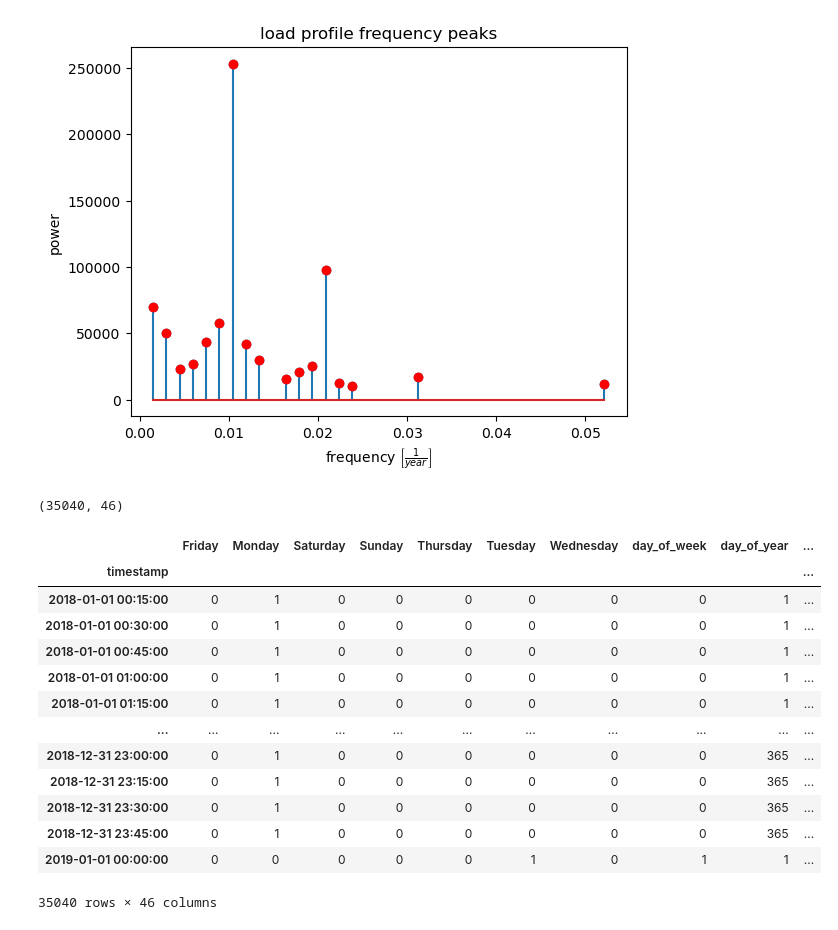
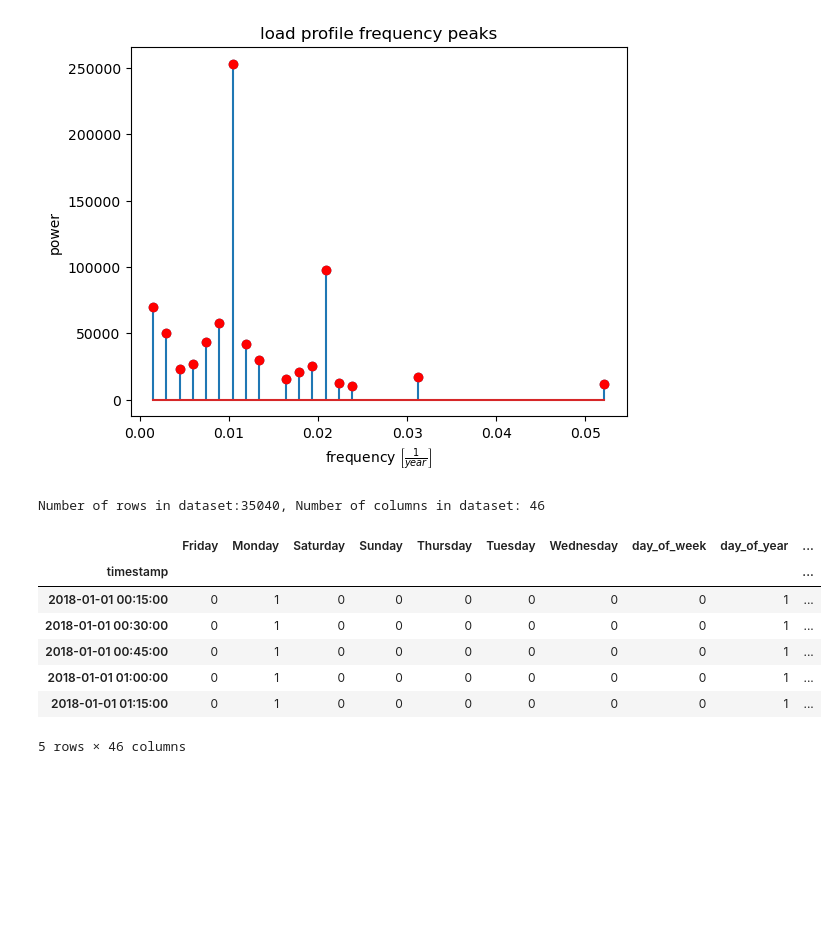
Before and after one commit to tmwlcx/load_profile_estimation, a Jupyter notebook: LP_Estimation.ipynb, the cells around one changed output. Saved outputs shown, nothing was run; the diff lists cells and outputs as text; code cells hidden in the pictures; blank space fills up the shorter version.

```diff
--- a/LP_Estimation.ipynb
+++ b/LP_Estimation.ipynb
@@ -7,26 +54,19 @@ import matplotlib.pyplot as plt
 # %%
 # load data into dataframe
-from utils import get_peak_frequencies, engineer_features
 bldg_221122 = pd.read_parquet("./data/221122-0.parquet").set_index('timestamp')
 load_profile = pd.DataFrame(bldg_221122['out.electricity.total.energy_consumption'])
 peak_freqs = get_peak_frequencies(load_profile, show_plot=True)
 df = engineer_features(load_profile, peak_freqs)
-print(df.shape)
-df
+print(f"Number of rows in dataset:{df.shape[0]}, Number of columns in dataset: {df.shape[1]}")
+df.head()
 # %% [output]
 [figure]
-(35040, 46)
+Number of rows in dataset:35040, Number of columns in dataset: 46
 |  | Friday | Monday | Saturday | Sunday | Thursday | Tuesday | Wednesday | day_of_week | day_of_year | ... |
 | timestamp |  |  |  |  |  |  |  |  |  | ... |
 | 2018-01-01 00:15:00 | 0 | 1 | 0 | 0 | 0 | 0 | 0 | 0 | 1 | ... |
 | 2018-01-01 00:30:00 | 0 | 1 | 0 | 0 | 0 | 0 | 0 | 0 | 1 | ... |
 | 2018-01-01 00:45:00 | 0 | 1 | 0 | 0 | 0 | 0 | 0 | 0 | 1 | ... |
 | 2018-01-01 01:00:00 | 0 | 1 | 0 | 0 | 0 | 0 | 0 | 0 | 1 | ... |
 | 2018-01-01 01:15:00 | 0 | 1 | 0 | 0 | 0 | 0 | 0 | 0 | 1 | ... |
-| ... | ... | ... | ... | ... | ... | ... | ... | ... | ... | ... |
-| 2018-12-31 23:00:00 | 0 | 1 | 0 | 0 | 0 | 0 | 0 | 0 | 365 | ... |
-| 2018-12-31 23:15:00 | 0 | 1 | 0 | 0 | 0 | 0 | 0 | 0 | 365 | ... |
-| 2018-12-31 23:30:00 | 0 | 1 | 0 | 0 | 0 | 0 | 0 | 0 | 365 | ... |
-| 2018-12-31 23:45:00 | 0 | 1 | 0 | 0 | 0 | 0 | 0 | 0 | 365 | ... |
-| 2019-01-01 00:00:00 | 0 | 0 | 0 | 0 | 0 | 1 | 0 | 1 | 1 | ... |
-35040 rows × 46 columns
+5 rows × 46 columns
```
Also changed, not shown: parts of 17 cells of this notebook, 1 other file.
